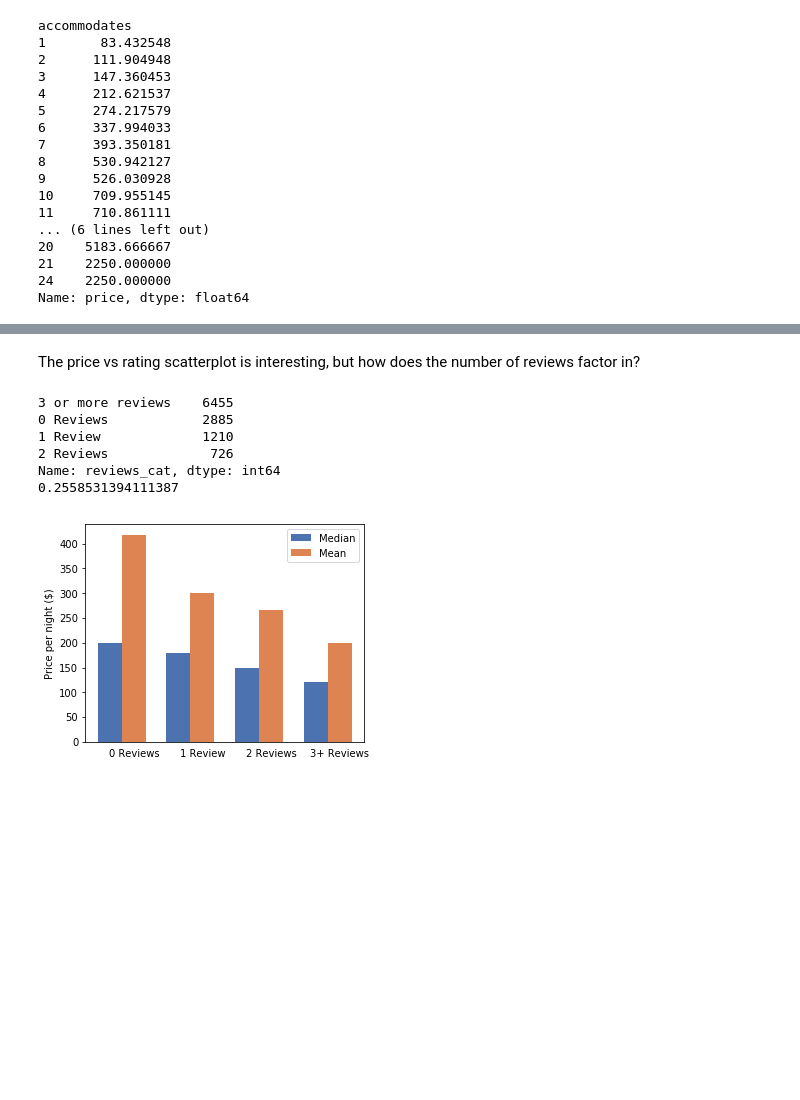
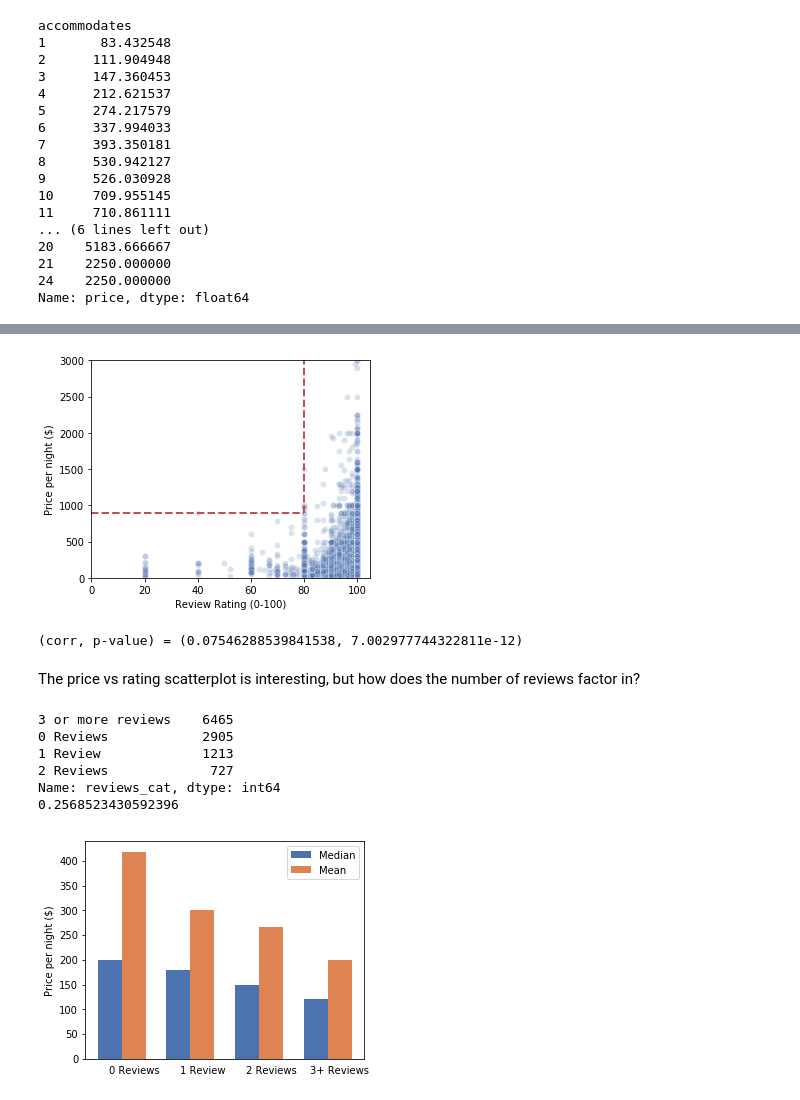
Before and after one commit to daniel-codes/airbnb-austin-tx, a Jupyter notebook: airbnb_austin_tx.ipynb, the cells around one changed output, grey strips where cells are left out. Drawn from its saved outputs; the diff is of its cells as text; code cells hidden in the pictures; blank space fills up the shorter version.

```diff
--- a/airbnb_austin_tx.ipynb
+++ b/airbnb_austin_tx.ipynb
@@ -457,3 +726,26 @@ fig.savefig('images/ratings_vs_price.png')
+# %%
+fig, ax = plt.subplots(figsize=(5, 4))
+
+#https://stackoverflow.com/questions/38249454/extract-rgb-or-6-digit-code-from-seaborn-palette
+sns.scatterplot(x="review_scores_rating", y='price',
+                data=df_no_impute, alpha=0.2, color='#4c72b0')
+ax.set_ylim(1, 3000)
+ax.set_xlim(0, 105)
+ax.set_ylabel("Price per night ($)")
+ax.set_xlabel("Review Rating (0-100)")
+ax.tick_params(top=False)
+ax.vlines(x=80, ymin=900, ymax=3000, color = '#c44e52',
+          linestyle='--', linewidth=2)
+ax.hlines(y=900, xmin=0, xmax=80, color = '#c44e52',
+          linestyle='--', linewidth=2)
+fig.savefig('images/ratings_vs_price.png')
+# %% [output]
+[figure, added]
+# %%
+# Print Pearson Correlation
+print('(corr, p-value) = {}'.format(pearsonr(df_no_impute['price'], df_no_impute['review_scores_rating'])))
+# %% [output]
+(corr, p-value) = (0.07546288539841538, 7.002977744322811e-12)
 # %% [markdown]
 The price vs rating scatterplot is interesting, but how does the number of reviews factor in?
 # %%
@@ -467,3 +759,19 @@ def f(row):
     else:
         val = '3 or more reviews'
     return val
+
+# group number of reviews into 3 categories
+df_no_imp['reviews_cat'] = df_no_imp.apply(f, axis=1)
+print(df_no_imp['reviews_cat'].value_counts())
+print(df_no_imp['reviews_cat'].value_counts()[1]/
+      df_no_imp['reviews_cat'].value_counts().sum())
+
+df_rating_median = df_no_imp.groupby('reviews_cat').median().reset_index()
+df_rating_mean = df_no_imp.groupby('reviews_cat').mean().reset_index()
+# %% [output]
+3 or more reviews    6465
+0 Reviews            2905
+1 Review             1213
+2 Reviews             727
+Name: reviews_cat, dtype: int64
+0.2568523430592396
@@ -472,11 +777,0 @@ df_rating_price['reviews_cat'] = df_rating_price.apply(f, axis=1)
-# %%
-print(df_rating_price['reviews_cat'].value_counts())
-print(df_rating_price['reviews_cat'].value_counts()[1]/
-      df_rating_price['reviews_cat'].value_counts().sum())
-# %% [output]
-3 or more reviews    6455
-0 Reviews            2885
-1 Review             1210
-2 Reviews             726
-Name: reviews_cat, dtype: int64
-0.2558531394111387
```
Also changed, not shown: parts of 81 cells of this notebook.
